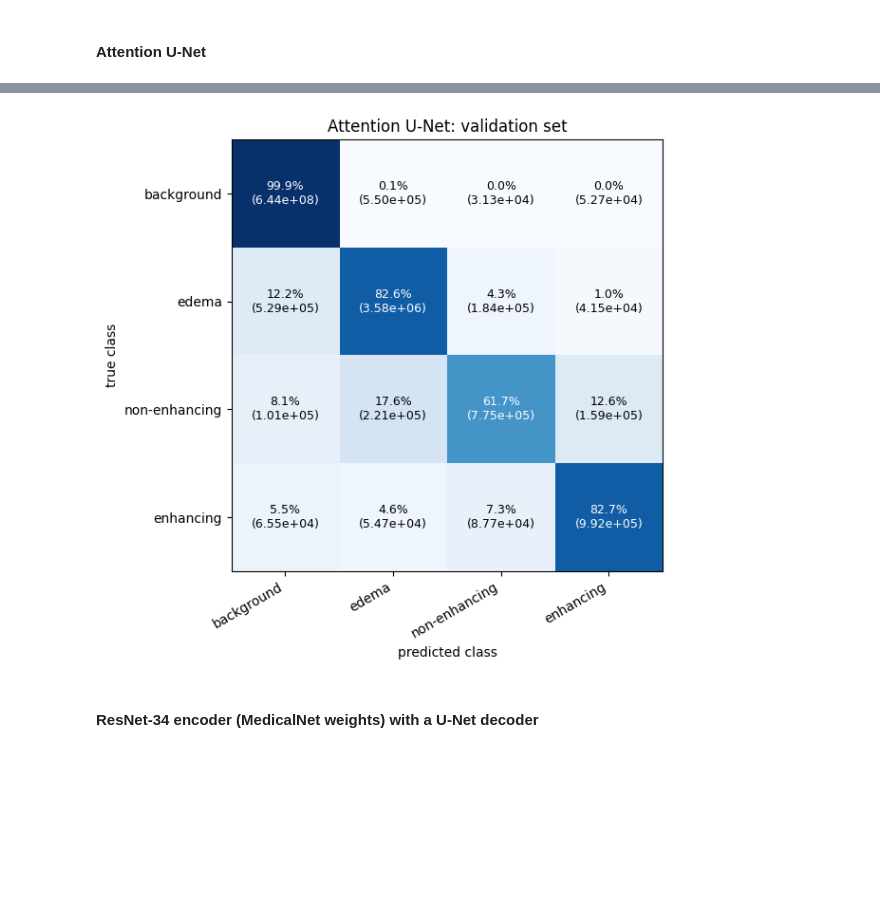
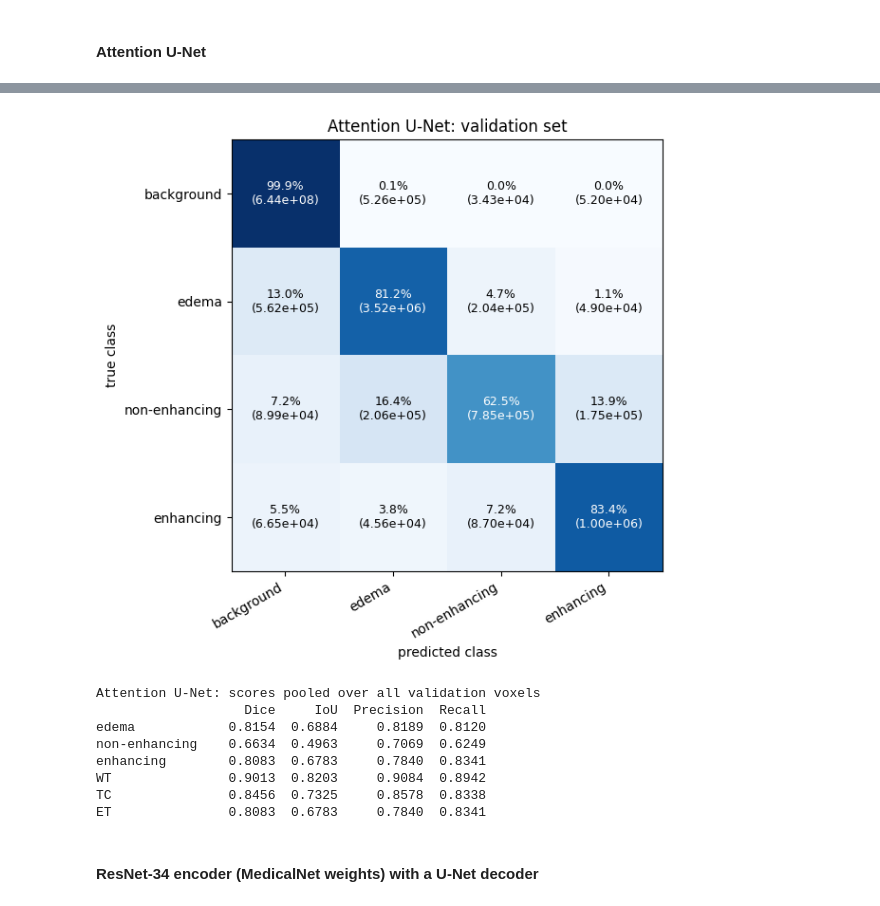
Before and after one commit to Ron-Maina/Brain-Tumour-Segmentation-, a Jupyter notebook: Multi_Region_Brain_Tumour_Segmentation.ipynb, the cells around one changed output, grey strips where cells are left out. Cells and saved outputs as stored; diff of their text form; code cells hidden in the pictures; blank space fills up the shorter version.

Commit message:
Full implementation with medicalnet being the best model

```diff
--- a/Multi_Region_Brain_Tumour_Segmentation.ipynb
+++ b/Multi_Region_Brain_Tumour_Segmentation.ipynb
@@ -440,19 +449,22 @@ torch.Size([4, 4, 96, 96, 96]) torch.Size([4, 1, 96, 96, 96])
 # %% [markdown]
 #### Baseline 3D U-Net
 # %%
-def build_unet():
+DROPOUT = 0.1
+
+def build_unet(dropout=DROPOUT):
     return UNet(
         spatial_dims=3,
-        in_channels=4,  # modalities (FLAIR, T1, T1ce, T2)
-        out_channels=4, # 4 classes per voxel (background, oedema, non-enhancing tumour, enhancing tumour)
+        in_channels=4,
+        out_channels=4,
         channels=(16, 32, 64, 128, 256),
         strides=(2, 2, 2, 2),
         num_res_units=2,
+        dropout=dropout,
     ).to(device)
 
 baseline_model = build_unet()
 
-# dummy batch through the model
+# sanity check: dummy batch through the model
 with torch.no_grad():
     dummy_input = torch.zeros(1, 4, 96, 96, 96).to(device)
     dummy_output = baseline_model(dummy_input)
@@ -709,8 +796,8 @@ loaded best settings: {'lr': 0.0004069384391668901, 'weight_decay': 1.4535672756
 # %%
 # fresh baseline trained once with the tuned settings
-baseline_model = build_unet()
+baseline_model = build_unet(dropout=DROPOUT)
 baseline_history = train_model(
     baseline_model, train_loader, val_loader,
-    num_epochs=50, run_name="baseline", save_path="baseline_last.pt", **best_params
+    num_epochs=50, run_name="baseline", save_path="baseline_last.pt", **train_kwargs
 )
 # %% [output]
@@ -753,6 +856,32 @@ def plot_confusion(counts, title, save_name):
     plt.tight_layout()
     plt.savefig(save_name, dpi=150)
     plt.show()
+# %%
+REGIONS = {"WT": [1, 2, 3], "TC": [2, 3], "ET": [3]}      # nested regions, built from class ids
+CLASSES = {"edema": [1], "non-enhancing": [2], "enhancing": [3]}
+
+def overlap_scores(counts, members):
+    # counts: 4x4 voxel counts (rows = true class, columns = predicted class)
+    # members: the class ids that make up the region being scored
+    inside = torch.zeros(4, dtype=torch.bool)
+    inside[members] = True
+    tp = counts[inside][:, inside].sum().item()       # true and predicted inside the region
+    fn = counts[inside][:, ~inside].sum().item()      # true inside, predicted outside
+    fp = counts[~inside][:, inside].sum().item()      # predicted inside, truly outside
+    def ratio(a, b):
+        return a / b if b > 0 else float("nan")
+    return {"dice": ratio(2 * tp, 2 * tp + fp + fn), "iou": ratio(tp, tp + fp + fn),
+            "precision": ratio(tp, tp + fp), "recall": ratio(tp, tp + fn)}
+
+def report_metrics(counts, title, save_name):
+    scores = {name: overlap_scores(counts, ids) for name, ids in {**CLASSES, **REGIONS}.items()}
+    print(f"{title}: scores pooled over all validation voxels")
+    print(f"{'':15s}{'Dice':>8s}{'IoU':>8s}{'Precision':>11s}{'Recall':>8s}")
+    for name, s in scores.items():
+        print(f"{name:15s}{s['dice']:8.4f}{s['iou']:8.4f}{s['precision']:11.4f}{s['recall']:8.4f}")
+    with open(save_name, "w") as f:
+        json.dump(scores, f, indent=2)
+    return scores
 # %%
 def plot_history(ax, history, title):
     epochs = range(1, len(history["train_loss"]) + 1)
@@ -786,7 +924,8 @@ attention_model = AttentionUnet(
     in_channels=4,
     out_channels=4,
     channels=(16, 32, 64, 128, 256),
-    strides=(2, 2, 2, 2)
+    strides=(2, 2, 2, 2),
+    dropout=DROPOUT,
 ).to(device)
 # %%
 attention_history = train_model(
@@ -806,10 +961,19 @@ plt.show()
 # %%
 attention_cm = confusion_matrix_voxels(attention_model, val_loader)
 plot_confusion(attention_cm, "Attention U-Net: validation set", "confusion_attention.png")
 with open("confusion_attention.json", "w") as f:
     json.dump(attention_cm.tolist(), f)
+attention_scores = report_metrics(attention_cm, "Attention U-Net", "metrics_attention.json")
 # %% [output]
-[figure, old version]
+[figure, new version]
+Attention U-Net: scores pooled over all validation voxels
+                   Dice     IoU  Precision  Recall
+edema            0.8154  0.6884     0.8189  0.8120
+non-enhancing    0.6634  0.4963     0.7069  0.6249
+enhancing        0.8083  0.6783     0.7840  0.8341
+WT               0.9013  0.8203     0.9084  0.8942
+TC               0.8456  0.7325     0.8578  0.8338
+ET               0.8083  0.6783     0.7840  0.8341
 # %% [markdown]
 #### ResNet-34 encoder (MedicalNet weights) with a U-Net decoder
 # %%
```
Also changed, not shown: parts of 27 cells of this notebook.
